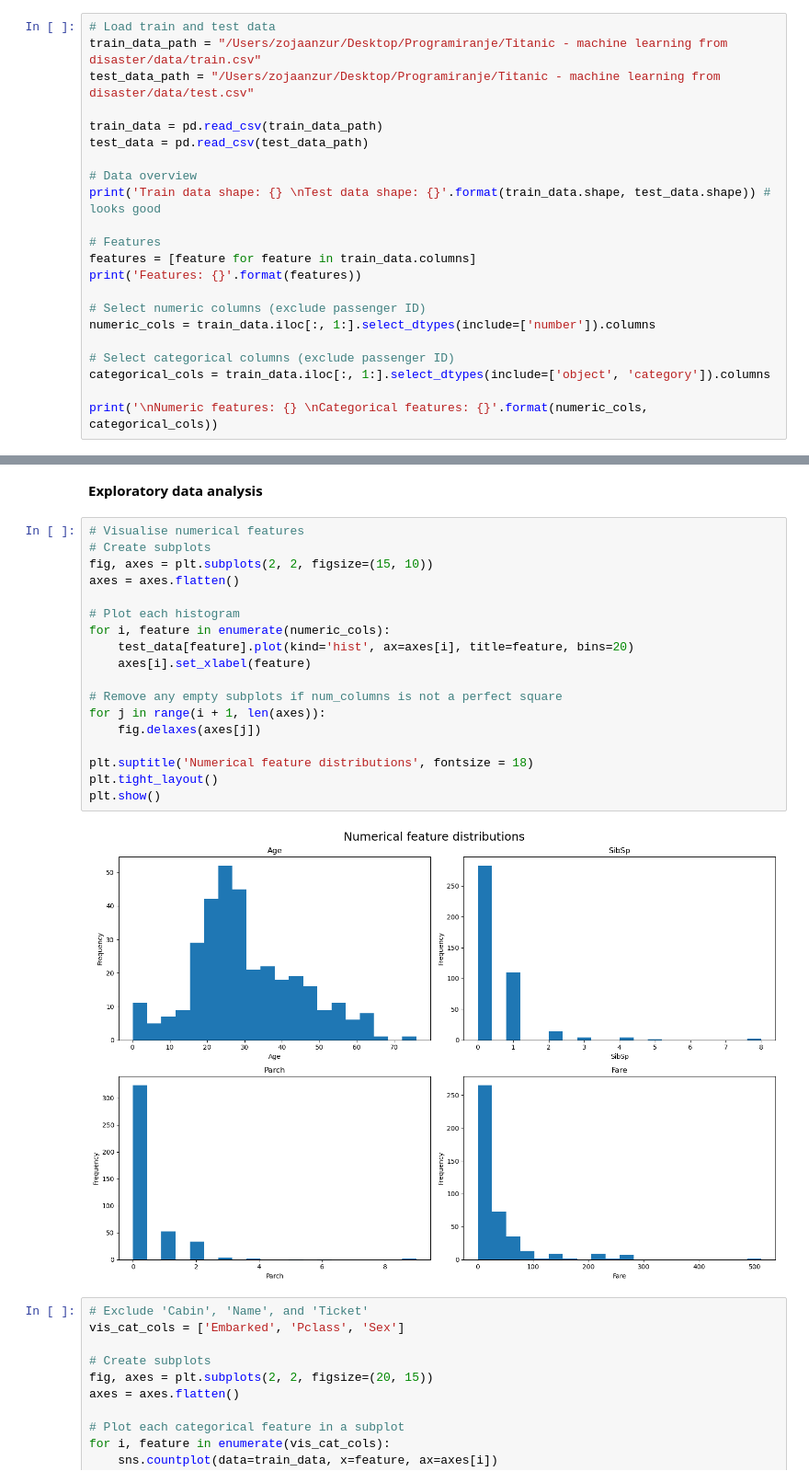
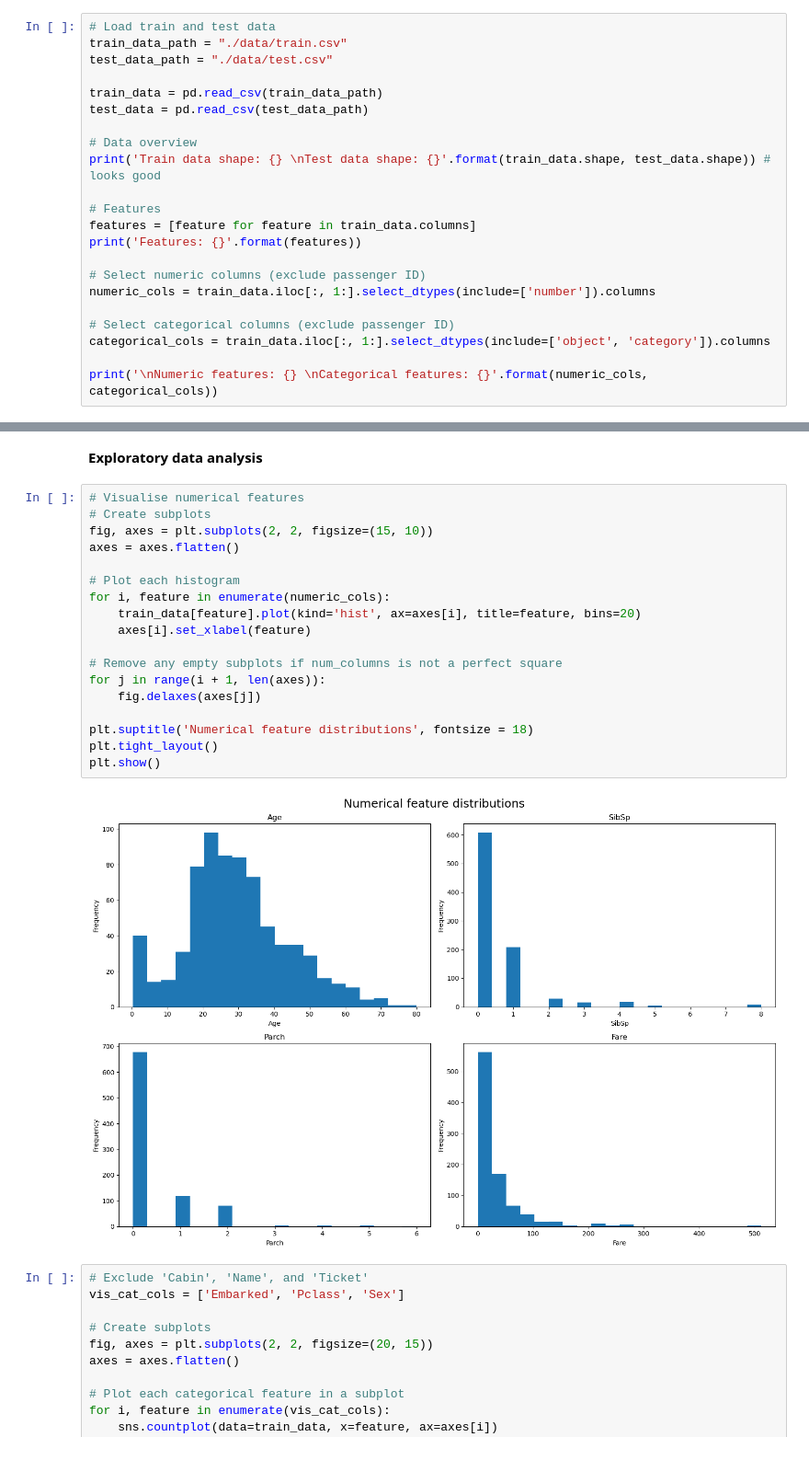
Before and after one commit to zojaanzur/Titanic_survival, a Jupyter notebook: analysis.ipynb, the cells around one changed output, grey strips where cells are left out. Shown: that part at 92% size. Saved outputs shown, nothing was run; the diff lists cells and outputs as text.

```diff
--- a/analysis.ipynb
+++ b/analysis.ipynb
@@ -12,8 +12,8 @@ from sklearn.ensemble import RandomForestClassifier
 from sklearn.metrics import accuracy_score, confusion_matrix, ConfusionMatrixDisplay, classification_report
 # %%
 # Load train and test data
-train_data_path = "/Users/zojaanzur/Desktop/Programiranje/Titanic - machine learning from disaster/data/train.csv"
-test_data_path = "/Users/zojaanzur/Desktop/Programiranje/Titanic - machine learning from disaster/data/test.csv"
+train_data_path = "./data/train.csv"
+test_data_path = "./data/test.csv"
 
 train_data = pd.read_csv(train_data_path)
 test_data = pd.read_csv(test_data_path)
@@ -68,23 +68,23 @@ True
 # %%
 # Visualise numerical features
 # Create subplots
 fig, axes = plt.subplots(2, 2, figsize=(15, 10))
 axes = axes.flatten()
 
 # Plot each histogram
 for i, feature in enumerate(numeric_cols):
-    test_data[feature].plot(kind='hist', ax=axes[i], title=feature, bins=20)
+    train_data[feature].plot(kind='hist', ax=axes[i], title=feature, bins=20)
     axes[i].set_xlabel(feature)
 
 # Remove any empty subplots if num_columns is not a perfect square
 for j in range(i + 1, len(axes)):
     fig.delaxes(axes[j])
 
 plt.suptitle('Numerical feature distributions', fontsize = 18)
 plt.tight_layout()
 plt.show()
 # %% [output]
-[figure, old version]
+[figure, new version]
 # %%
 # Exclude 'Cabin', 'Name', and 'Ticket'
 vis_cat_cols = ['Embarked', 'Pclass', 'Sex']
```
Also changed, not shown: parts of 3 cells of this notebook.
